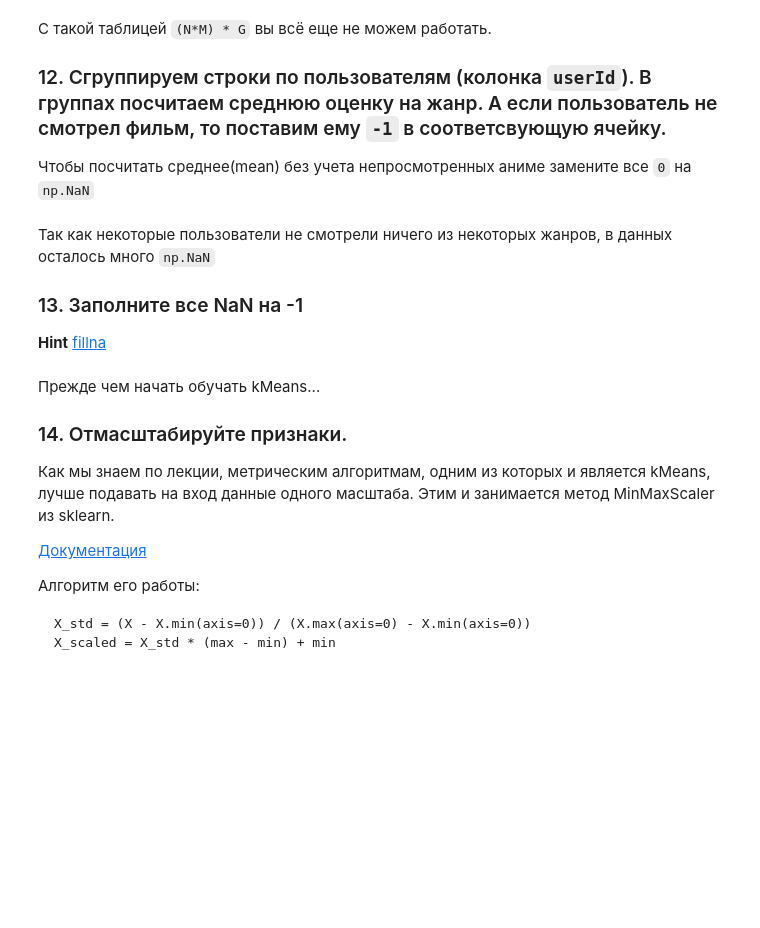
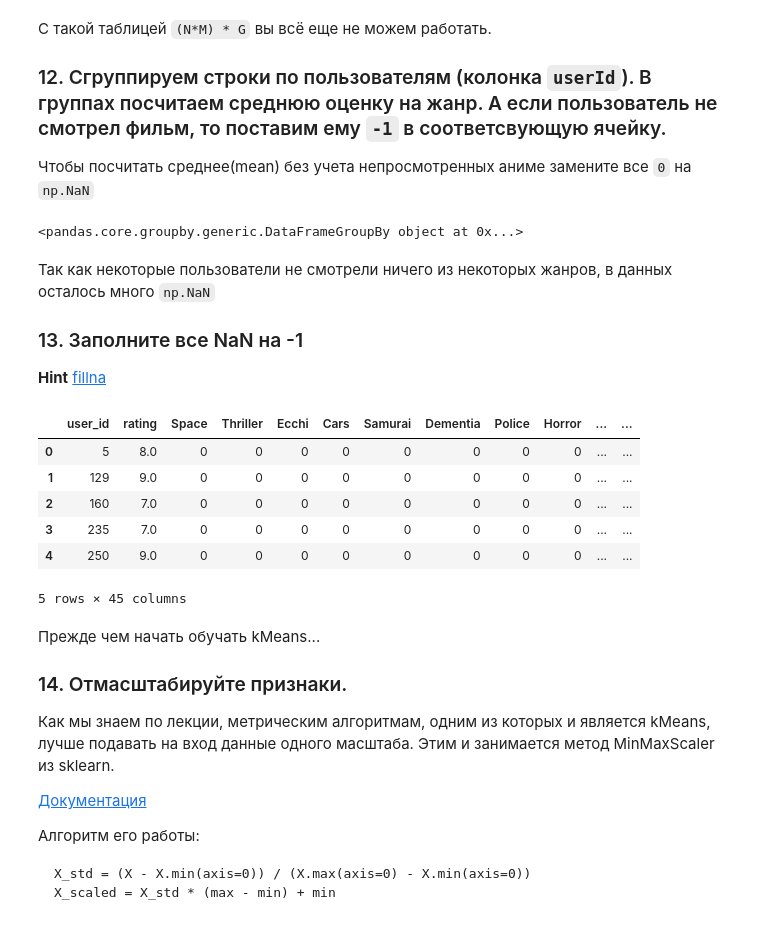
Before and after one commit to mirolyubovaalyona/02-ml-advanced, a Jupyter notebook: 02_clustering/04-hw-clustering.ipynb, the cells around one changed output. Saved outputs shown, nothing was run; the diff lists cells and outputs as text; code cells hidden in the pictures; blank space fills up the shorter version.

```diff
--- a/02_clustering/04-hw-clustering.ipynb
+++ b/02_clustering/04-hw-clustering.ipynb
@@ -385,7 +538,14 @@ df
 Чтобы посчитать среднее(mean) без учета непросмотренных аниме замените все `0` на `np.NaN`
 # %%
 ###  Ваш код  ###
-df.head()
+
+df = df.drop(columns='anime_id')
+# %%
+grouped_table =  df.groupby(['user_id'])
+
+grouped_table
+# %% [output]
+<pandas.core.groupby.generic.DataFrameGroupBy object at 0x...>
 # %% [markdown]
 Так как некоторые пользователи не смотрели ничего из некоторых жанров, в данных осталось много `np.NaN`
 ### 13. Заполните все NaN на -1
@@ -393,7 +553,16 @@ df.head()
 **Hint** [fillna](https://pandas.pydata.org/pandas-docs/stable/reference/api/pandas.DataFrame.fillna.html)
 # %%
 ###  Ваш код  ###
+df.fillna(-1)
 df.head()
+# %% [output]
+|  | user_id | rating | Space | Thriller | Ecchi | Cars | Samurai | Dementia | Police | Horror | ... | ... |
+| 0 | 5 | 8.0 | 0 | 0 | 0 | 0 | 0 | 0 | 0 | 0 | ... | ... |
+| 1 | 129 | 9.0 | 0 | 0 | 0 | 0 | 0 | 0 | 0 | 0 | ... | ... |
+| 2 | 160 | 7.0 | 0 | 0 | 0 | 0 | 0 | 0 | 0 | 0 | ... | ... |
+| 3 | 235 | 7.0 | 0 | 0 | 0 | 0 | 0 | 0 | 0 | 0 | ... | ... |
+| 4 | 250 | 9.0 | 0 | 0 | 0 | 0 | 0 | 0 | 0 | 0 | ... | ... |
+5 rows × 45 columns
 # %% [markdown]
 Прежде чем начать обучать kMeans...
 
```
Also changed, not shown: parts of 19 cells of this notebook.
